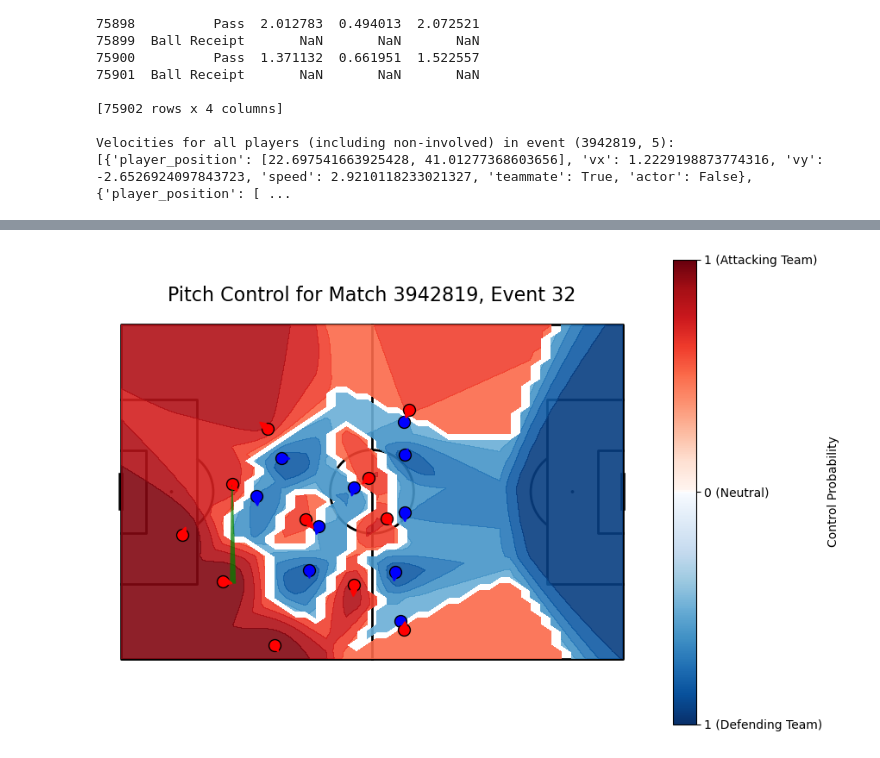
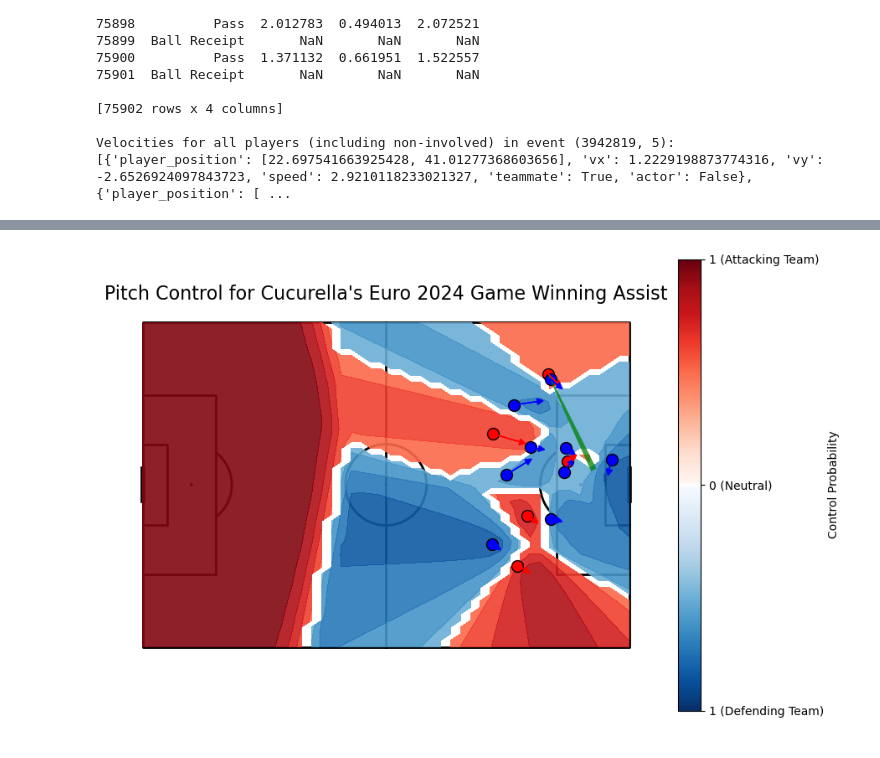
Before and after one commit to FHaddad99/360-Analysis, a Jupyter notebook: Creating a Pitch Control Model for Statsbomb Data.ipynb, the cells around one changed output, grey strips where cells are left out. Drawn from its saved outputs; the diff is of its cells as text; code cells hidden in the pictures.

```diff
--- a/Creating a Pitch Control Model for Statsbomb Data.ipynb
+++ b/Creating a Pitch Control Model for Statsbomb Data.ipynb
@@ -90,7 +90,7 @@ final_event_data
 187858 rows × 87 columns
 # %%
 # Path to the directory containing 360 JSON files
-path_to_360_files = r'C:\Users\PC\OneDrive\Documents\GitHub\open-data\data\three-sixty'
+path_to_360_files = {path_to_your_360_directory}
 
 #Path for Mac
 #'/Users/fadihaddad/Documents/GitHub/open-data/data/three-sixty'
@@ -150,33 +150 @@ Final merged data contains 163521 rows
 163521 rows × 90 columns
-# %%
-# List of required columns
-required_columns = ["match_id", "id", "index", "period", "minute", "second", 'duration', "team_name", "player_name",
-                    "position_name", "type_name", "outcome_name", "sub_type_name", "under_pressure",
-                    "pass_shot_assist", "pass_goal_assist", "pass_cross", "pass_cut_back", "pass_switch",
-                    "aerial_won", "pass_recipient_name", "pass_length", "pass_angle", "body_part_name",
-                    "play_pattern_name", "x", "y", "end_x", "end_y", "visible_area", "freeze_frame", "event_uuid"]
-
-# Initialize an empty DataFrame for storing concatenated passes
-actions_df = pd.DataFrame()
-
-# Iterate over the matches
-for match_id in match_ids:
-
-    # Iterate over the periods
-    for period in [1, 2]:
-        # Filter the data for the specific match, period, and passes with null outcomes
-        mask_all_teams_actions = (final_merged_data["match_id"] == match_id) & \
-                                (final_merged_data["period"] == period) & \
-                                (final_merged_data["type_name"].isin(['Ball Receipt', 'Pass', 'Shot'])) & \
-                                (final_merged_data["outcome_name"].isnull()) & \
-                                ~final_merged_data['sub_type_name'].isin(['Goal Kick', 'Throw-in', 'Free Kick', 'Corner'])
-
-        # Filter only the existing columns
-        filtered_data = final_merged_data.loc[mask_all_teams_actions,
-                                              [col for col in required_columns if col in final_merged_data.columns]]
-
-        # Concatenate the filtered data directly into the passes_df DataFrame
-        actions_df = pd.concat([actions_df, filtered_data], ignore_index=True)
-
-# Inspect the final passes DataFrame
-actions_df
@@ -1136,8 +844,8 @@ except FileNotFoundError:
 params = default_model_params()
 
 # 3. Manually define the match_id and event_id
-match_id = 3942819  # Replace with the actual match_id you want to analyze
-event_id = 32  # Replace with the actual event index for that match
+match_id = 3943043  # Replace with the actual match_id you want to analyze
+event_id = 3218  # Replace with the actual event index for that match
 
 # 4. Generate the pitch control values for this specific match and event (if not already calculated)
 try:
@@ -1222,7 +916,8 @@ def plot_pitch_control_with_players(PPCFa, PPCFd, xgrid, ygrid, event_data, free
     pitch.draw(ax=ax)
 
     # Set the title for the plot
-    ax.set_title(f"Pitch Control for Match {match_id}, Event {event_id}", fontsize=16)
+    ax.set_title(f"Pitch Control for Cucurella's Euro 2024 Game Winning Assist", fontsize=16)
+    #ax.set_title(f"Pitch Control for Match {match_id}, Event {event_id}", fontsize=16)
 
     # Plot pitch control for attacking and defending teams using Reds and Blues colormaps
     levels = np.linspace(0, 1, 10)  # Use 10 levels for a gradient
@@ -1284,33 +979,33 @@ def plot_pitch_control_with_players(PPCFa, PPCFd, xgrid, ygrid, event_data, free
             ystart=event_data['y'],
             xend=event_data['end_x'],
             yend=event_data['end_y'],
             comet=True,  # Optional: comet effect to fade the trail of the pass
             color='green',  # You can specify the color of the pass line here
             ax=ax, zorder=5,
             alpha=0.5)  # Ensure you're using the same axis (ax) you're drawing the pitch on
 
     # Show the plot
     plt.show()
 
 # Example usage:
 # Assuming PPCFa, PPCFd, xgrid, ygrid have been generated from generate_pitch_control_for_event
 
-match_id = 3942819  # Replace with your match ID
-event_id = 32     # Replace with your event index
+match_id = 3943043  # Replace with your match ID
+event_id = 3218     # Replace with your event index
 freeze_frame_data = actions_df.loc[(actions_df['match_id'] == match_id) & (actions_df['index'] == event_id), 'freeze_frame'].values[0]  # Extract freeze_frame from actions_df
 event_data = actions_df.loc[(actions_df['match_id'] == match_id) & (actions_df['index'] == event_id)].iloc[0]  # Event data from actions_df
 
 # Now call the function, assuming event_velocities is the dictionary keyed by (match_id, event_id)
 plot_pitch_control_with_players(
     PPCFa=PPCFa,
     PPCFd=PPCFd,
     xgrid=xgrid,
     ygrid=ygrid,
     event_data=event_data,
     freeze_frame_data=freeze_frame_data,
     event_velocities=event_velocities,  # Pass the event_velocities
     match_id=match_id,  # Pass the match_id
     event_id=event_id  # Pass the event_id
 )
 # %% [output]
-[figure, old version]
+[figure, new version]
```
Also changed, not shown: parts of 13 cells of this notebook.
